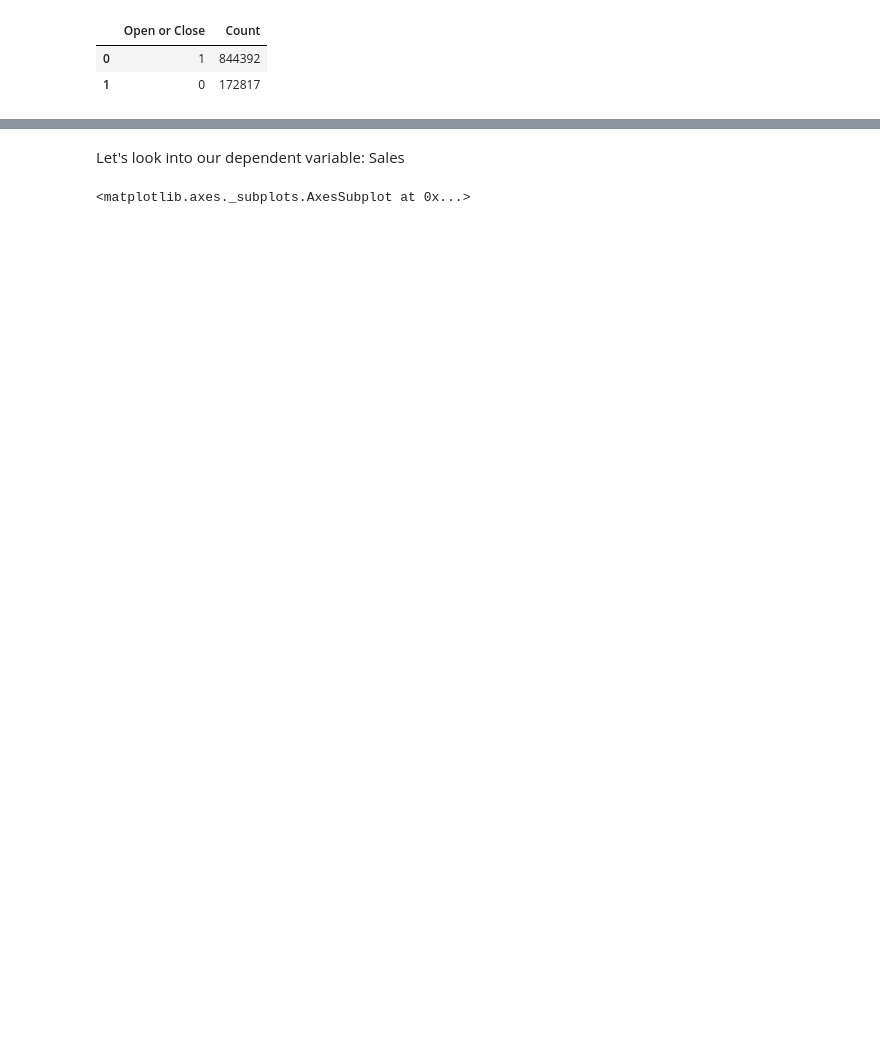
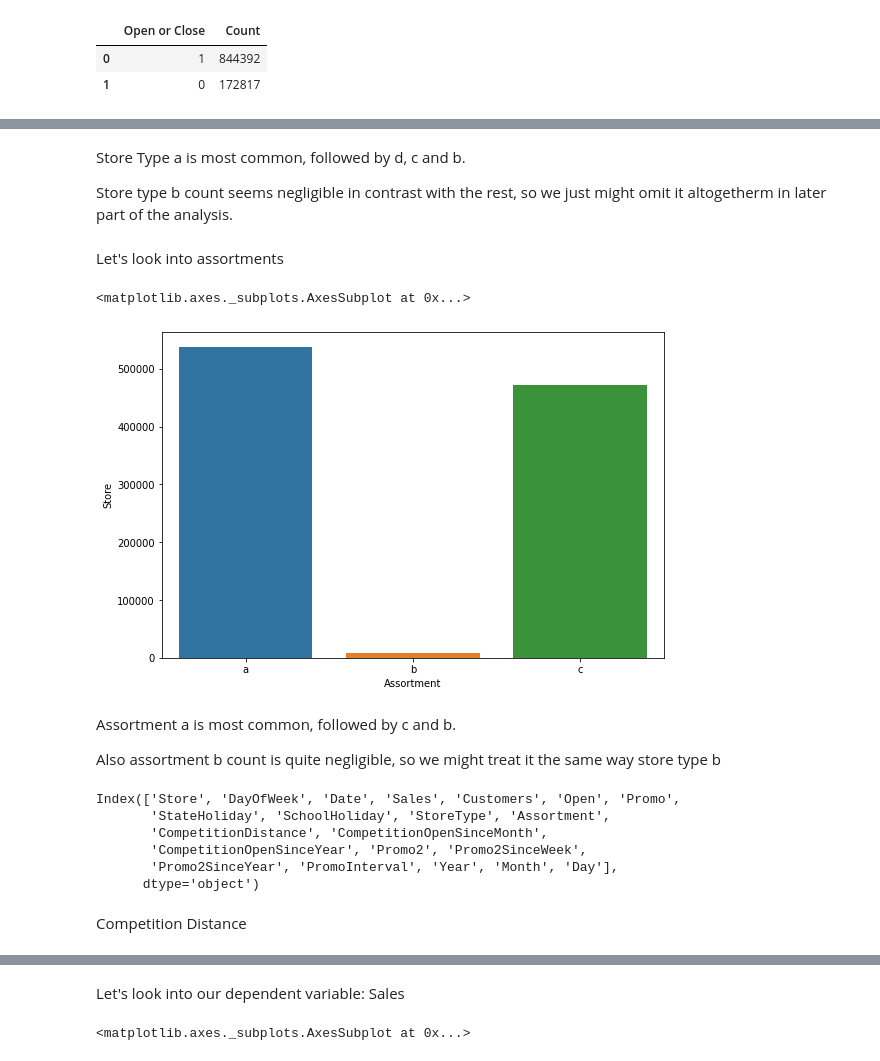
Before and after one commit to cpvivek/Rossman-Sales-Prediction-Machine-Learning-Regression-Model, a Jupyter notebook: Rossmann_Sales_Prediction_Capstone_Project_Vivek_CP.ipynb, the cells around one changed output, grey strips where cells are left out. Cells and saved outputs as stored; diff of their text form; code cells hidden in the pictures; blank space fills up the shorter version.

```diff
--- a/Rossmann_Sales_Prediction_Capstone_Project_Vivek_CP.ipynb
+++ b/Rossmann_Sales_Prediction_Capstone_Project_Vivek_CP.ipynb
@@ -489,0 +576,28 @@ So it may be preferable to remove the rows where the stores were closed further
+# %% [markdown]
+Store Type a is most common, followed by d, c and b.
+
+Store type b count seems negligible in contrast with the rest, so we just might omit it altogetherm in later part of the analysis.
+# %% [markdown]
+Let's look into assortments
+# %%
+df=dataset.groupby('Assortment')['Store'].count().reset_index()
+plt.figure(figsize=(9,6))
+sns.barplot(x=df.Assortment,y=df.Store)
+# %% [output]
+<matplotlib.axes._subplots.AxesSubplot at 0x...>
+[figure, added]
+# %% [markdown]
+Assortment a is most common, followed by c and b.
+
+Also assortment b count is quite negligible, so we might treat it the same way store type b
+# %%
+dataset.columns
+# %% [output]
+Index(['Store', 'DayOfWeek', 'Date', 'Sales', 'Customers', 'Open', 'Promo',
+       'StateHoliday', 'SchoolHoliday', 'StoreType', 'Assortment',
+       'CompetitionDistance', 'CompetitionOpenSinceMonth',
+       'CompetitionOpenSinceYear', 'Promo2', 'Promo2SinceWeek',
+       'Promo2SinceYear', 'PromoInterval', 'Year', 'Month', 'Day'],
+      dtype='object')
+# %% [markdown]
+Competition Distance
```
Also changed, not shown: parts of 215 cells of this notebook.
